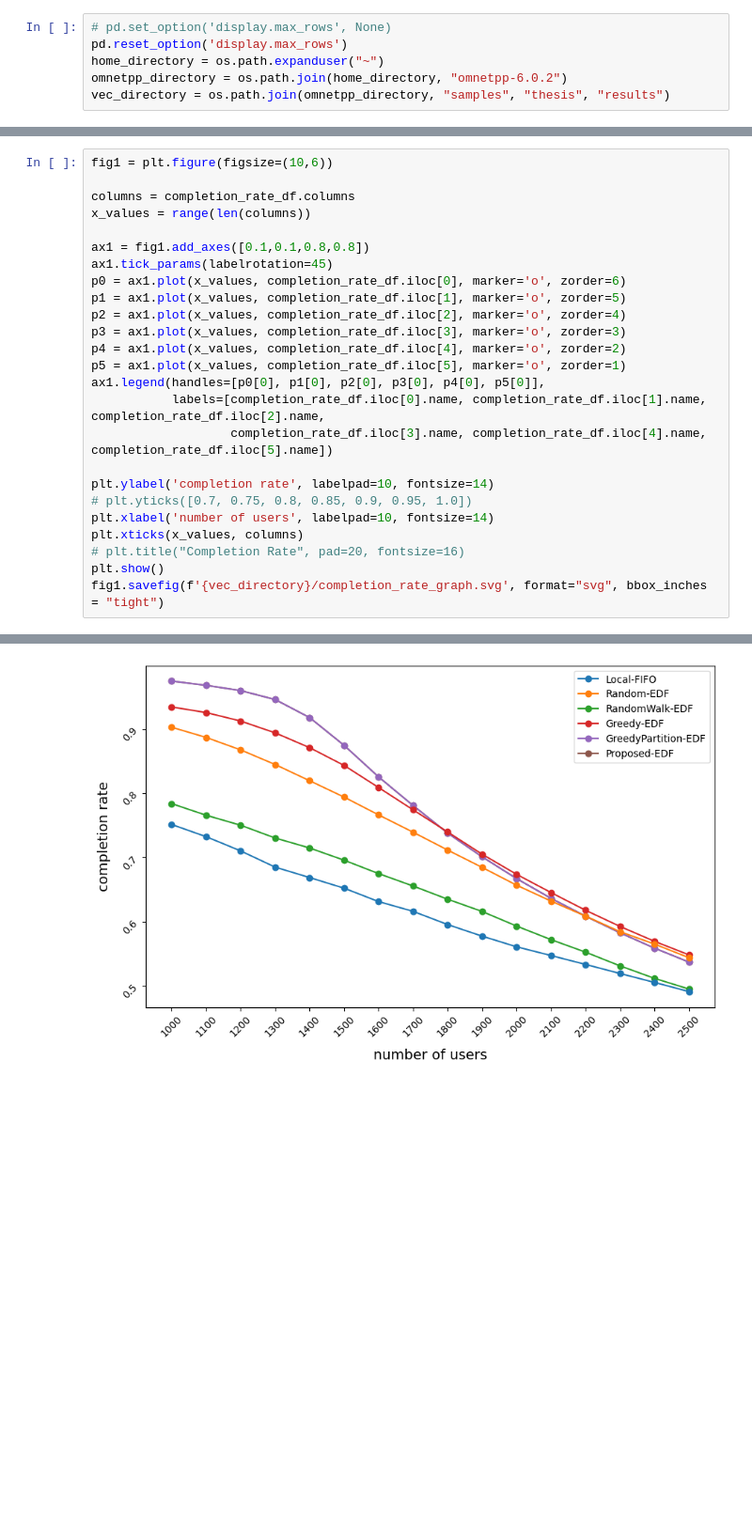
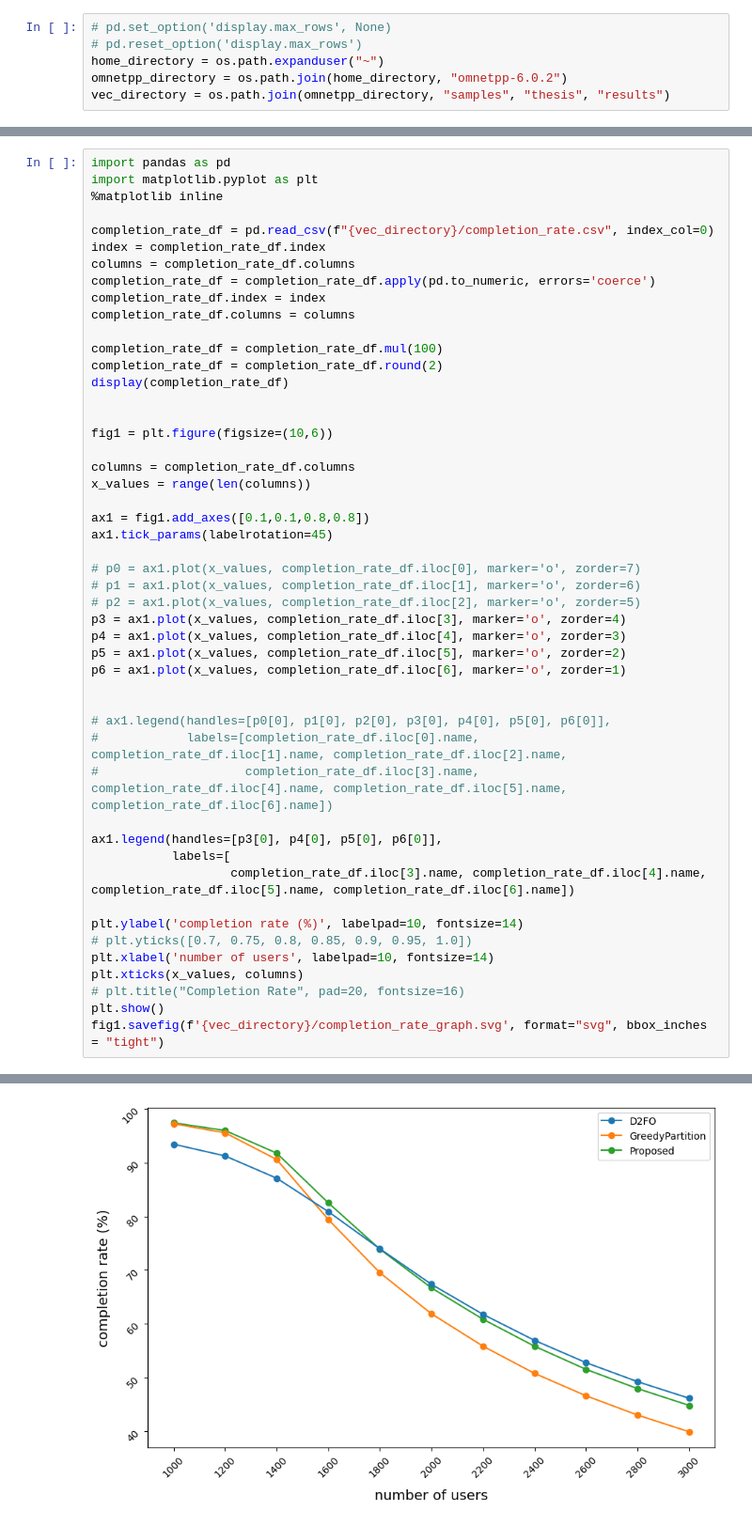
Before and after one commit to TimHung000/thesis, a Jupyter notebook: res.ipynb, the cells around one changed output, grey strips where cells are left out. Shown at 94% size. Cells and saved outputs as stored; diff of their text form; blank space fills up the shorter version.

```diff
--- a/res.ipynb
+++ b/res.ipynb
@@ -10,6 +6,6 @@ import matplotlib.pyplot as plt
 # %%
 # pd.set_option('display.max_rows', None)
-pd.reset_option('display.max_rows')
+# pd.reset_option('display.max_rows')
 home_directory = os.path.expanduser("~")
 omnetpp_directory = os.path.join(home_directory, "omnetpp-6.0.2")
 vec_directory = os.path.join(omnetpp_directory, "samples", "thesis", "results")
@@ -163,4 +134,20 @@ completion_time_df.to_csv(f"{vec_directory}/completion_time.csv")
 # %%
+import pandas as pd
+import matplotlib.pyplot as plt
+%matplotlib inline
+
+completion_rate_df = pd.read_csv(f"{vec_directory}/completion_rate.csv", index_col=0)
+index = completion_rate_df.index
+columns = completion_rate_df.columns
+completion_rate_df = completion_rate_df.apply(pd.to_numeric, errors='coerce')
+completion_rate_df.index = index
+completion_rate_df.columns = columns
+
+completion_rate_df = completion_rate_df.mul(100)
+completion_rate_df = completion_rate_df.round(2)
+display(completion_rate_df)
+
+
 fig1 = plt.figure(figsize=(10,6))
 
 columns = completion_rate_df.columns
@@ -168,17 +155,25 @@ x_values = range(len(columns))
 
 ax1 = fig1.add_axes([0.1,0.1,0.8,0.8])
 ax1.tick_params(labelrotation=45)
-p0 = ax1.plot(x_values, completion_rate_df.iloc[0], marker='o', zorder=6)
-p1 = ax1.plot(x_values, completion_rate_df.iloc[1], marker='o', zorder=5)
-p2 = ax1.plot(x_values, completion_rate_df.iloc[2], marker='o', zorder=4)
-p3 = ax1.plot(x_values, completion_rate_df.iloc[3], marker='o', zorder=3)
-p4 = ax1.plot(x_values, completion_rate_df.iloc[4], marker='o', zorder=2)
-p5 = ax1.plot(x_values, completion_rate_df.iloc[5], marker='o', zorder=1)
-ax1.legend(handles=[p0[0], p1[0], p2[0], p3[0], p4[0], p5[0]],
-           labels=[completion_rate_df.iloc[0].name, completion_rate_df.iloc[1].name, completion_rate_df.iloc[2].name,
-                   completion_rate_df.iloc[3].name, completion_rate_df.iloc[4].name, completion_rate_df.iloc[5].name])
 
-plt.ylabel('completion rate', labelpad=10, fontsize=14)
+# p0 = ax1.plot(x_values, completion_rate_df.iloc[0], marker='o', zorder=7)
+# p1 = ax1.plot(x_values, completion_rate_df.iloc[1], marker='o', zorder=6)
+# p2 = ax1.plot(x_values, completion_rate_df.iloc[2], marker='o', zorder=5)
+p3 = ax1.plot(x_values, completion_rate_df.iloc[3], marker='o', zorder=4)
+p4 = ax1.plot(x_values, completion_rate_df.iloc[4], marker='o', zorder=3)
+p5 = ax1.plot(x_values, completion_rate_df.iloc[5], marker='o', zorder=2)
+p6 = ax1.plot(x_values, completion_rate_df.iloc[6], marker='o', zorder=1)
+
+
+# ax1.legend(handles=[p0[0], p1[0], p2[0], p3[0], p4[0], p5[0], p6[0]],
+#            labels=[completion_rate_df.iloc[0].name, completion_rate_df.iloc[1].name, completion_rate_df.iloc[2].name,
+#                    completion_rate_df.iloc[3].name, completion_rate_df.iloc[4].name, completion_rate_df.iloc[5].name, completion_rate_df.iloc[6].name])
+
+ax1.legend(handles=[p3[0], p4[0], p5[0], p6[0]],
+           labels=[
+                   completion_rate_df.iloc[3].name, completion_rate_df.iloc[4].name, completion_rate_df.iloc[5].name, completion_rate_df.iloc[6].name])
+
+plt.ylabel('completion rate (%)', labelpad=10, fontsize=14)
 # plt.yticks([0.7, 0.75, 0.8, 0.85, 0.9, 0.95, 1.0])
 plt.xlabel('number of users', labelpad=10, fontsize=14)
 plt.xticks(x_values, columns)
@@ -189,2 +191,2 @@ fig1.savefig(f'{vec_directory}/completion_rate_graph.svg', format="svg", bbox_in
-[figure, old version]
+[figure, new version]
 # %%
```
Also changed, not shown: parts of 8 cells of this notebook, 19 other files.
